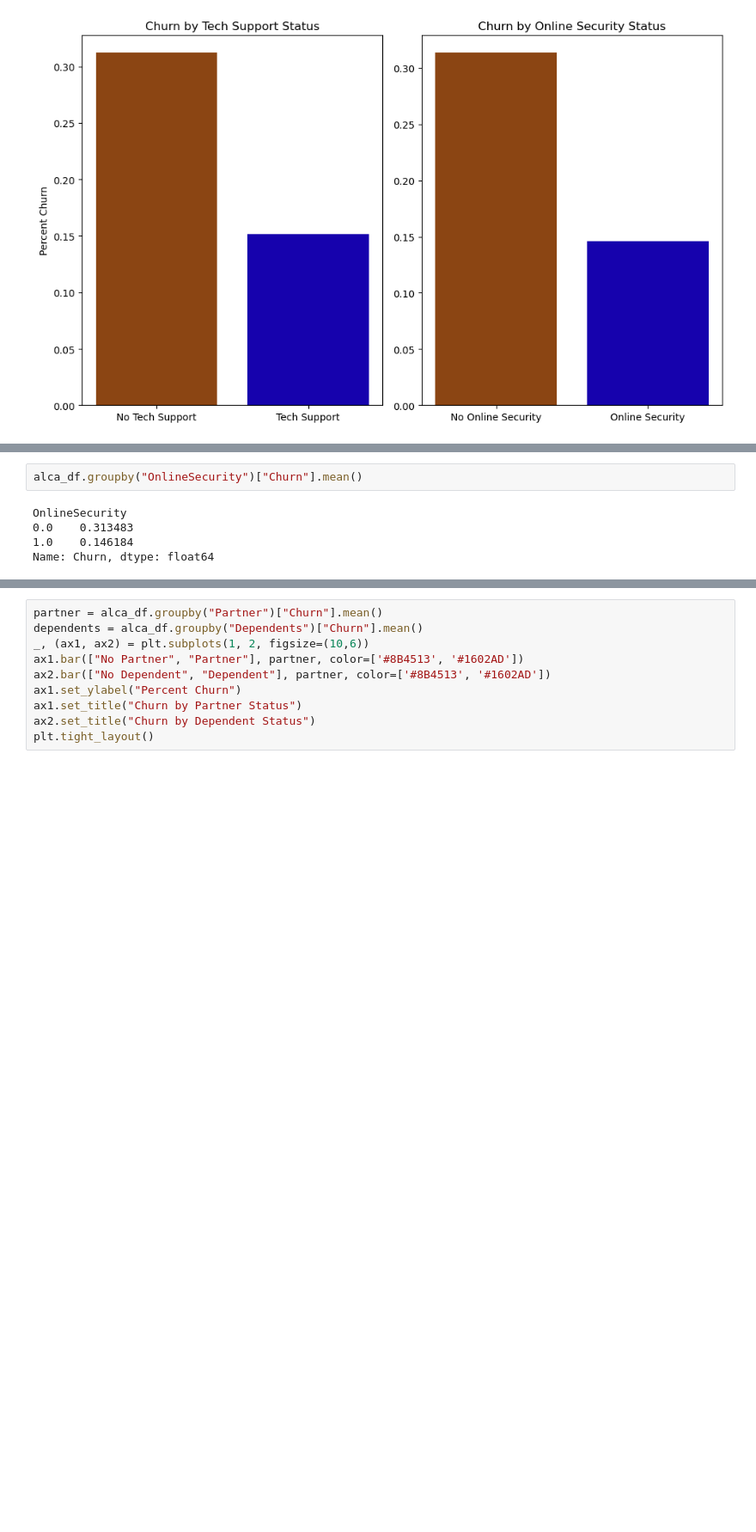
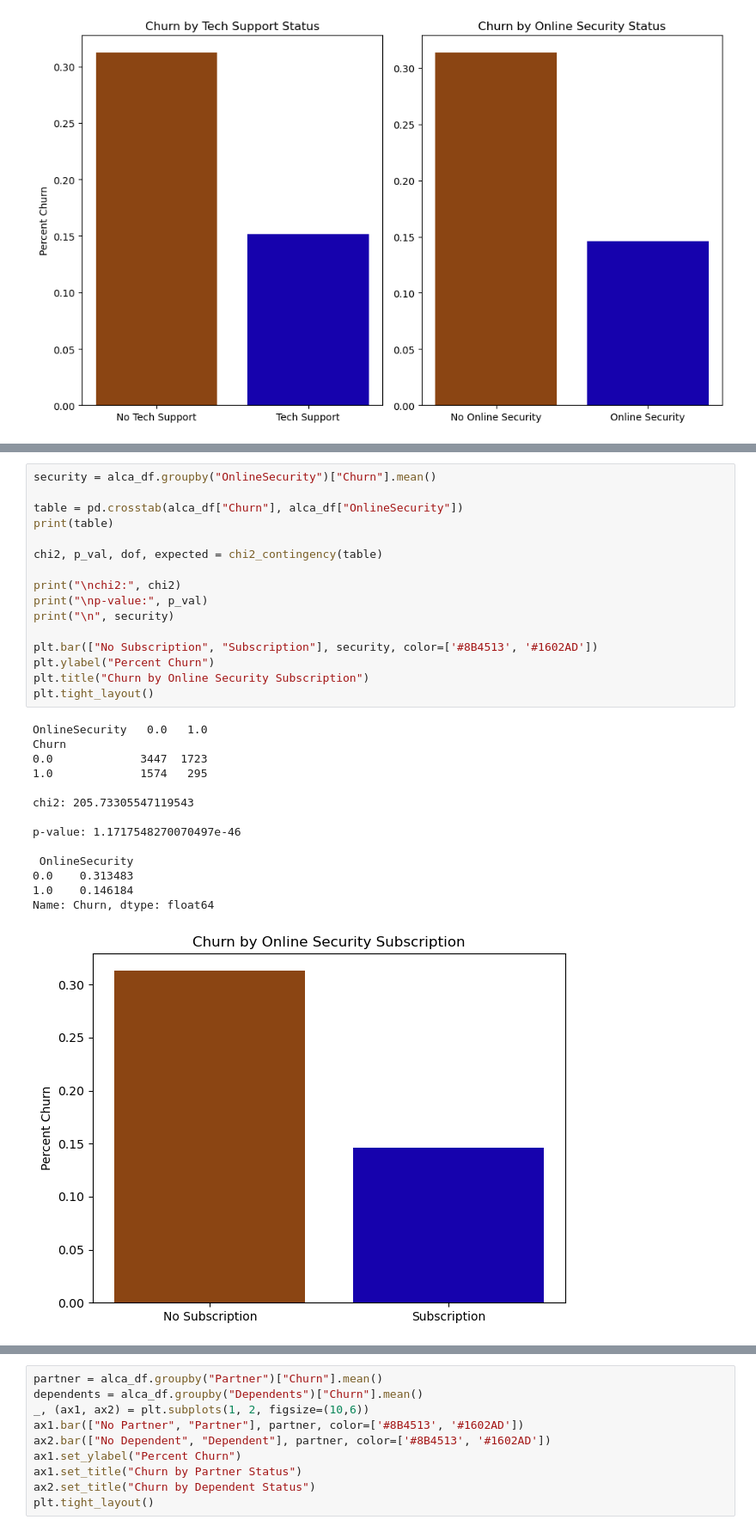
Before and after one commit to brooks-reece/ML-Case-Study, a Jupyter notebook: Alberta.ipynb, the cells around one changed output, grey strips where cells are left out. Shown at 86% size. Cells and saved outputs as stored; diff of their text form; blank space fills up the shorter version.

```diff
--- a/Alberta.ipynb
+++ b/Alberta.ipynb
@@ -657,8 +689,32 @@ Name: Churn, dtype: float64
 # %%
-alca_df.groupby("OnlineSecurity")["Churn"].mean()
+security = alca_df.groupby("OnlineSecurity")["Churn"].mean()
+
+table = pd.crosstab(alca_df["Churn"], alca_df["OnlineSecurity"])
+print(table)
+
+chi2, p_val, dof, expected = chi2_contingency(table)
+
+print("\nchi2:", chi2)
+print("\np-value:", p_val)
+print("\n", security)
+
+plt.bar(["No Subscription", "Subscription"], security, color=['#8B4513', '#1602AD'])
+plt.ylabel("Percent Churn")
+plt.title("Churn by Online Security Subscription")
+plt.tight_layout()
 # %% [output]
-OnlineSecurity
+OnlineSecurity   0.0   1.0
+Churn
+0.0             3447  1723
+1.0             1574   295
+
+chi2: 205.73305547119543
+
+p-value: 1.1717548270070497e-46
+
+ OnlineSecurity
 0.0    0.313483
 1.0    0.146184
 Name: Churn, dtype: float64
+[figure, added]
 # %%
```
Also changed, not shown: parts of 5 cells of this notebook, 3 other files.
